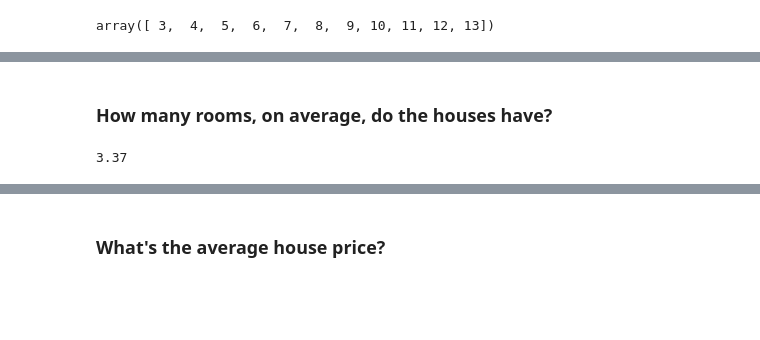
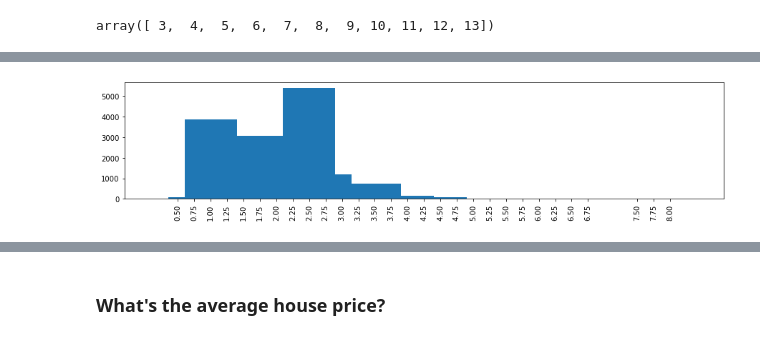
Before and after one commit to Henrique-Sousa/house-rocket, a Jupyter notebook: house-rocket.ipynb, the cells around one changed output, grey strips where cells are left out. Saved outputs shown, nothing was run; the diff lists cells and outputs as text; code cells hidden in the pictures; blank space fills up the shorter version.

Commit message:
add bar charts for all discrete variables

```diff
--- a/house-rocket.ipynb
+++ b/house-rocket.ipynb
@@ -192,6 +161,9 @@ plt.bar(condition.index, condition.values)
-# %% [markdown]
-### How many rooms, on average, do the houses have?
-# %%
-data.mean()['bedrooms'].round(2)
-# %% [output]
-3.37
+# %%
+def bar_values(column):
+    plt.figure(figsize=(15,3))
+    plt.xticks(unique_values(column),rotation=90)
+    plt.bar(unique_values(column), data.groupby(column)[column].count())
+# %%
+bar_values('bathrooms')
+# %% [output]
+[figure, added]
```
Also changed, not shown: parts of 13 cells of this notebook.
